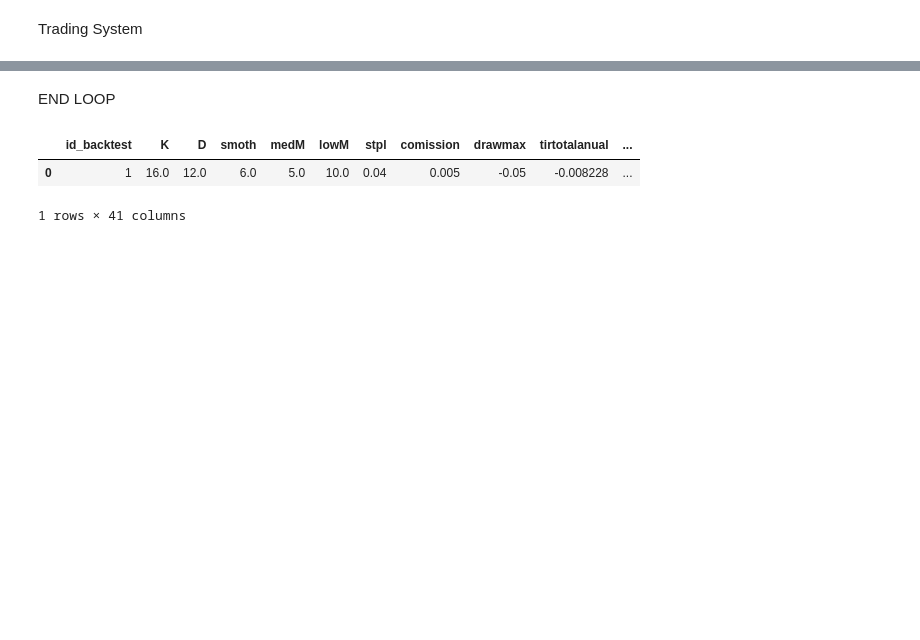
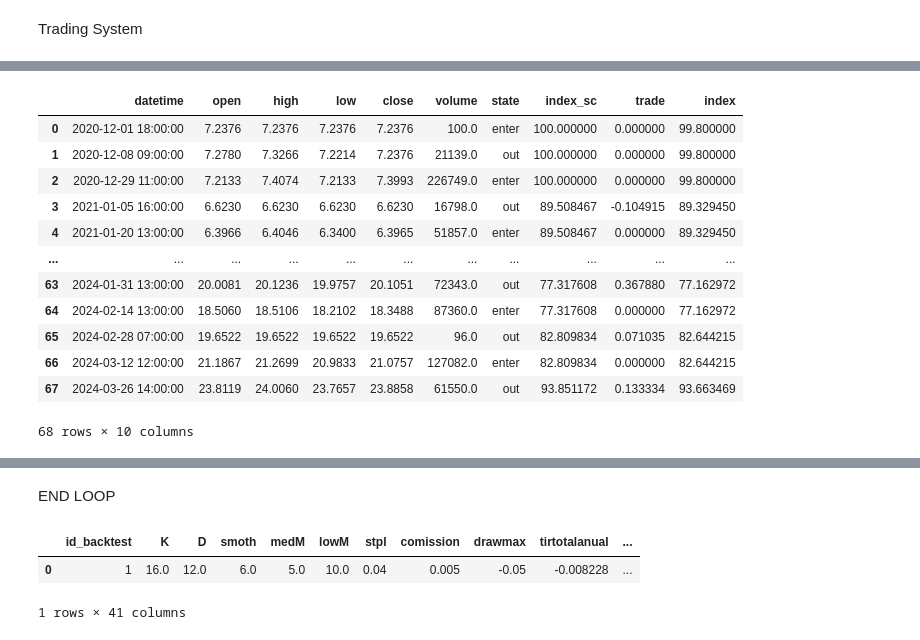
Before and after one commit to SciTrade/anaconda_projects, a Jupyter notebook: Trading_System/Stch_1H_1/syscons_compact_1.ipynb, the cells around one changed output, grey strips where cells are left out. Drawn from its saved outputs; the diff is of its cells as text; code cells hidden in the pictures; blank space fills up the shorter version.

```diff
--- a/Trading_System/Stch_1H_1/syscons_compact_1.ipynb
+++ b/Trading_System/Stch_1H_1/syscons_compact_1.ipynb
@@ -285,16 +341,12 @@ dfsignals = system_signals (dfcriterias)
 # %%
+                                 #stop_loss_reentry
 
-#%%timeit
-#Stop Loss , Index, Stop System calculation
-
-#Reentry Stop Loss  Calculation
-
-def stop_loss_reentry (dfsignals, stpl) :
+def stop_loss_reentry (dfsignals, stpl) :                 #Columns: datetime,open,high,low,close,volume,state
 
     df = dfsignals[(dfsignals['state'] == 'enter') | (dfsignals['state'] == 'stay')]
     df = df.reset_index(drop=True)
-    df = df.drop(columns=["open" ,	"high" , "low" , "khigh","dhigh","kmed" ,"dmed","klow","dlow"])
-    #drop(columns=["symbol", "moeda", "intervalo","volume"])
+
+
     df["stpl"] = 0.0
     stoplossprice = 0.0
     lastlongbuyprice = 0.0
@@ -317,6 +369,4 @@ def stop_loss_reentry (dfsignals, stpl) :
            if df.loc[i, "stpl"] < 0.0 and   (df.loc[i-1, "state"] == "out" or df.loc[i-1, "state"] == "outstpl") :
                 df.loc[i, "state"] = "outstpl"
 
-    return df
-
-dfstoploss = stop_loss_reentry (dfsignals, stpl)
+    return df                                #Columns: datetime,open,high,low,close,volume,state,stpl
@@ -373,3 +443,39 @@ dfindex = index_trade(dfsignalsentoutclean)
+# %%
+# Indexes calculation
+def index_trade(dfsignalsentoutclean):
+    df = dfsignalsentoutclean
+    df ["index_sc"] = 100.
+    df ["trade"] = 0.
+    df ["index"] = 100. *(1-comission)
+    for i in range(1, len(df)):
+
+        if  df.loc[i, "state"] == "out" :
+            df.loc[i, "index_sc"] = (((df.loc[i,"close"]-df.loc[i-1,"close"])/df.loc[i-1,"close"])+1)* df.loc[i-1,"index_sc"]
+            df.loc[i, "index"] = df.loc[i, "index_sc"]* (1-comission)
+            df.loc[i, "trade"] = (df.loc[i,"close"]-df.loc[i-1,"close"])/df.loc[i-1,"close"]
+
+        if  df.loc[i, "state"] == "enter" :
+            df.loc[i, "index_sc"] =  df.loc[i-1, "index_sc"]
+            df.loc[i, "index"] = df.loc[i, "index_sc"]* (1-comission)
+    dfindex = df
+    return dfindex
+
+dfindex = index_trade(dfsignalsentoutclean)
+display(dfindex)
+# %% [output]
+|  | datetime | open | high | low | close | volume | state | index_sc | trade | index |
+| 0 | 2020-12-01 18:00:00 | 7.2376 | 7.2376 | 7.2376 | 7.2376 | 100.0 | enter | 100.000000 | 0.000000 | 99.800000 |
+| 1 | 2020-12-08 09:00:00 | 7.2780 | 7.3266 | 7.2214 | 7.2376 | 21139.0 | out | 100.000000 | 0.000000 | 99.800000 |
+| 2 | 2020-12-29 11:00:00 | 7.2133 | 7.4074 | 7.2133 | 7.3993 | 226749.0 | enter | 100.000000 | 0.000000 | 99.800000 |
+| 3 | 2021-01-05 16:00:00 | 6.6230 | 6.6230 | 6.6230 | 6.6230 | 16798.0 | out | 89.508467 | -0.104915 | 89.329450 |
+| 4 | 2021-01-20 13:00:00 | 6.3966 | 6.4046 | 6.3400 | 6.3965 | 51857.0 | enter | 89.508467 | 0.000000 | 89.329450 |
+| ... | ... | ... | ... | ... | ... | ... | ... | ... | ... | ... |
+| 63 | 2024-01-31 13:00:00 | 20.0081 | 20.1236 | 19.9757 | 20.1051 | 72343.0 | out | 77.317608 | 0.367880 | 77.162972 |
+| 64 | 2024-02-14 13:00:00 | 18.5060 | 18.5106 | 18.2102 | 18.3488 | 87360.0 | enter | 77.317608 | 0.000000 | 77.162972 |
+| 65 | 2024-02-28 07:00:00 | 19.6522 | 19.6522 | 19.6522 | 19.6522 | 96.0 | out | 82.809834 | 0.071035 | 82.644215 |
+| 66 | 2024-03-12 12:00:00 | 21.1867 | 21.2699 | 20.9833 | 21.0757 | 127082.0 | enter | 82.809834 | 0.000000 | 82.644215 |
+| 67 | 2024-03-26 14:00:00 | 23.8119 | 24.0060 | 23.7657 | 23.8858 | 61550.0 | out | 93.851172 | 0.133334 | 93.663469 |
+68 rows × 10 columns
 # %%
 # Stop System Calculation , "stopsys" asignation into state column
 
```
Also changed, not shown: parts of 19 cells of this notebook, 4 other files.
